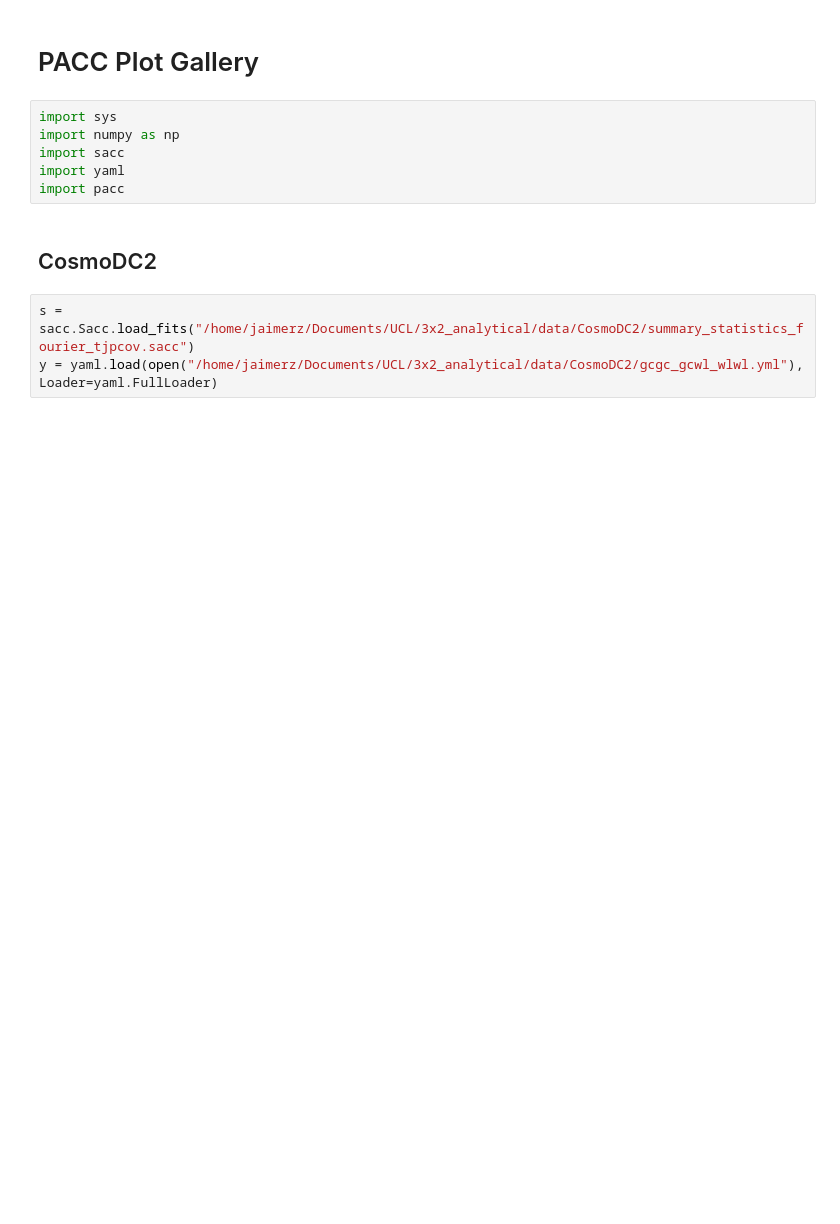
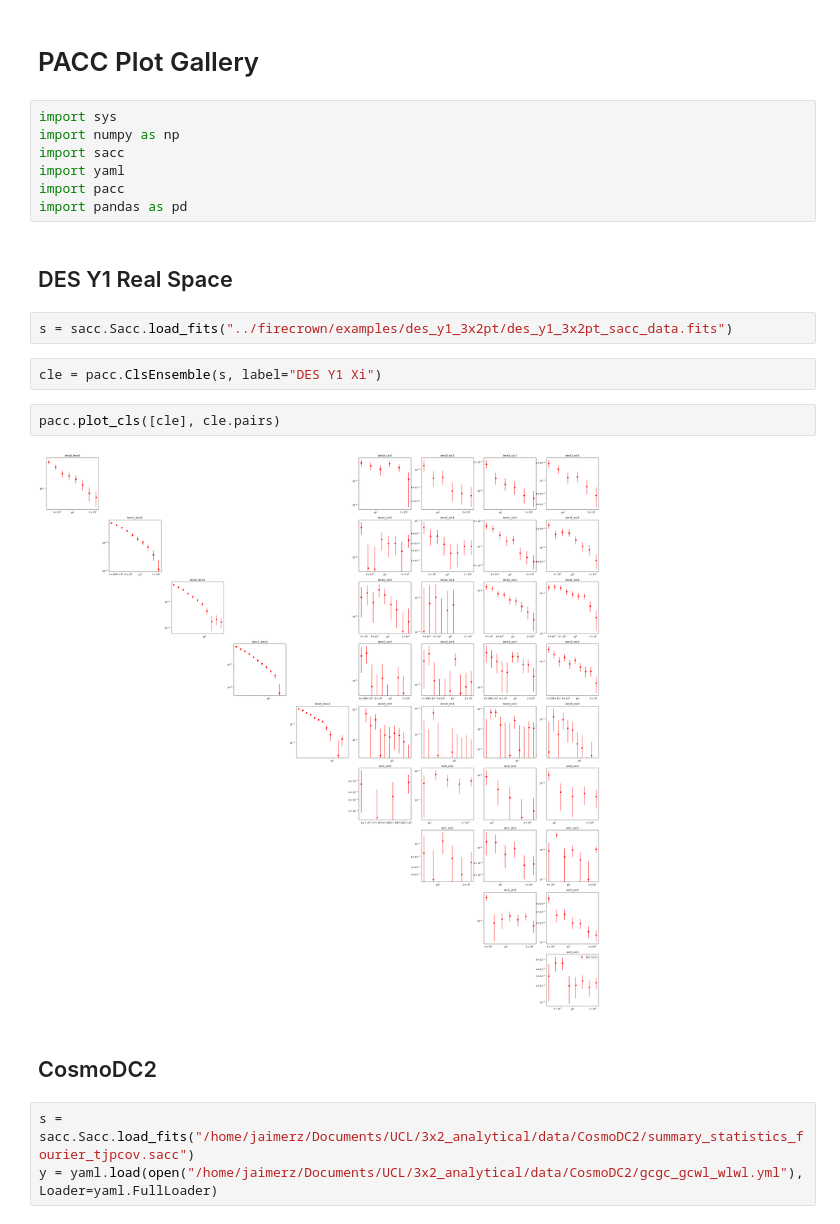
Before and after one commit to JaimeRZP/pacc, a Jupyter notebook: PlotGallery.ipynb, the cells around one changed output. Cells and saved outputs as stored; diff of their text form; blank space fills up the shorter version.

Commit message:
now also with real space functions

```diff
--- a/PlotGallery.ipynb
+++ b/PlotGallery.ipynb
@@ -6,6 +6,17 @@ import numpy as np
 import sacc
 import yaml
 import pacc
+import pandas as pd
+# %% [markdown]
+## DES Y1 Real Space
+# %%
+s = sacc.Sacc.load_fits("../firecrown/examples/des_y1_3x2pt/des_y1_3x2pt_sacc_data.fits")
+# %%
+cle = pacc.ClsEnsemble(s, label="DES Y1 Xi")
+# %%
+pacc.plot_cls([cle], cle.pairs)
+# %% [output]
+[figure, added]
 # %% [markdown]
 ## CosmoDC2
 # %%
```
Also changed, not shown: parts of 11 cells of this notebook, 1 other file.
